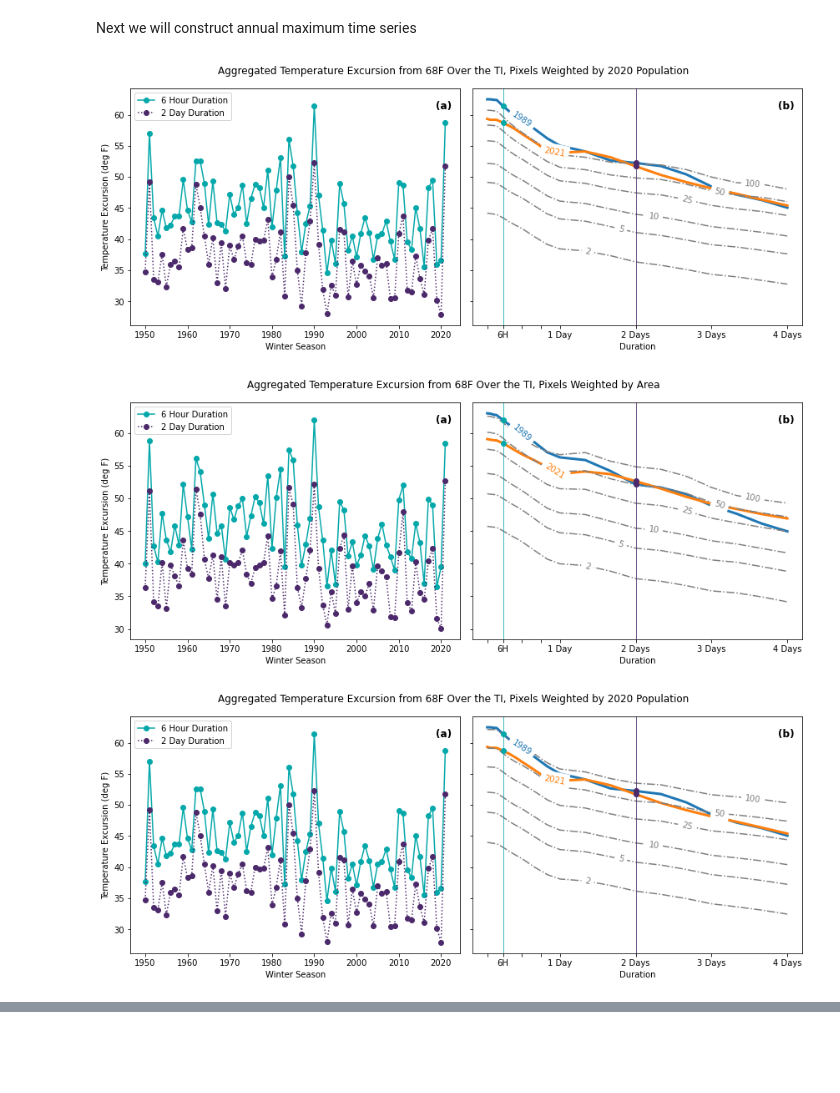
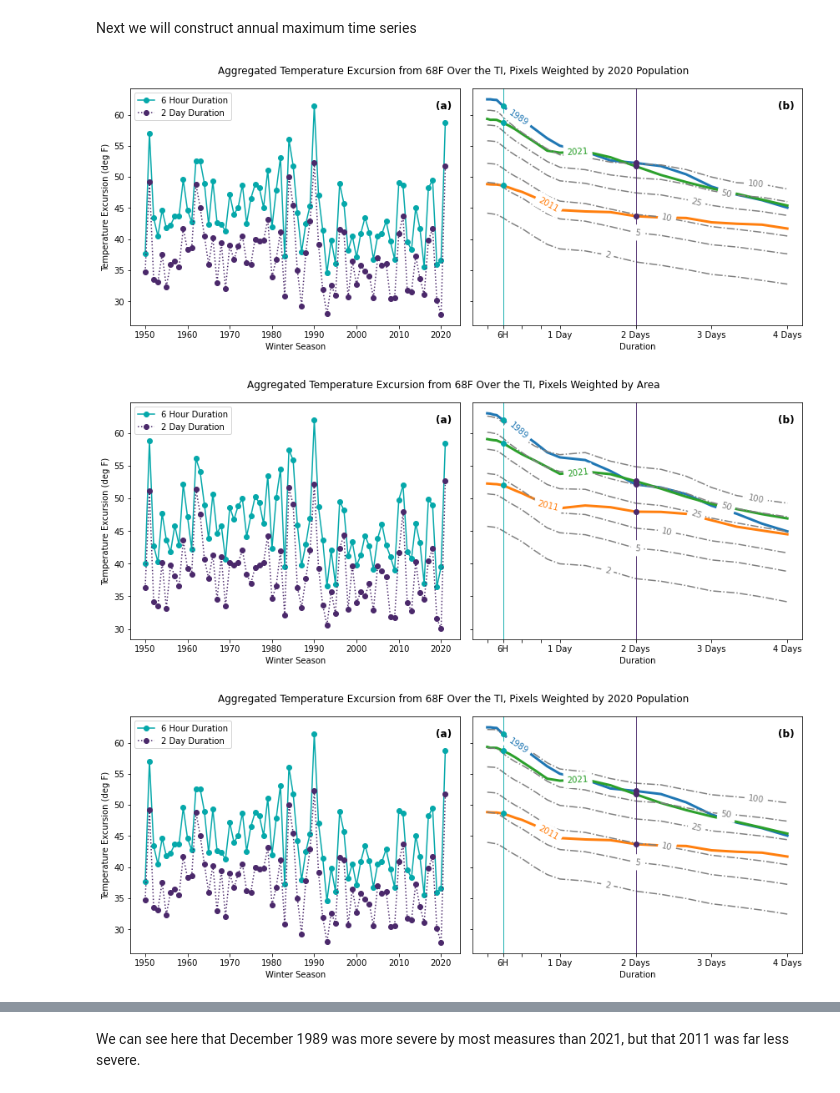
Before and after one commit to jdossgollin/2021-TXtreme, a Jupyter notebook: scripts/hdd_idf.ipynb, the cells around one changed output, grey strips where cells are left out. Cells and saved outputs as stored; diff of their text form; code cells hidden in the pictures; blank space fills up the shorter version.

Commit message:
Add 2011 to IDF curve

```diff
--- a/scripts/hdd_idf.ipynb
+++ b/scripts/hdd_idf.ipynb
@@ -132,6 +132,7 @@ for obs, title, return_level, fname in plot_info:
     obs.sel(year_eff=1990).plot(
         ax=ax, label="1989", linewidth=3
     )  # Dec 1989 is coded as 1990 here
+    obs.sel(year_eff=2011).plot(ax=ax, label="2011", linewidth=3)
     obs.sel(year_eff=2021).plot(ax=ax, label="2021", linewidth=3)
     for rp in RETURN_PERIODS:
         ax.plot(
@@ -150,37 +151,37 @@ for obs, title, return_level, fname in plot_info:
     labelLines(ax.get_lines(), zorder=2.5)
 
     # dots to correspand with panel (a)
-    for year_eff in [1990, 2021]:
-        for duration, color in zip([6, 48], ["#05A8AA", "#4B296B"]):
+    for duration, color in zip([6, 48], ["#05A8AA", "#4B296B"]):
+        for year_eff in [1990, 2011, 2021]:
             ax.plot(
                 duration,
                 float(obs.sel(duration=duration, year_eff=year_eff)),
                 color=color,
                 marker="o",
             )
             ax.axvline(duration, color=color, linewidth=0.5)
 
     ax.set_xlabel("Duration")
     ax.set_xticks([1, 6, 12, 18, 24, 48, 72, 96])
     ax.set_xticklabels(["", "6H", "", "", "1 Day", "2 Days", "3 Days", "4 Days"])
     ax.set_title("")
     ax.set_ylabel("")
 
     add_panel_text(
         axes,
         backgroundcolor="white",
         fontsize=12,
     )
     # Add  color bars
 
     fig.subplots_adjust(top=0.925)
     fig.suptitle(title)
 
     fig.canvas.draw()
     fig.tight_layout()
     smart_save(fname)
     plt.show()
 # %% [output]
-[figure, old version]
+[figure, new version]
-[figure, old version]
+[figure, new version]
-[figure, old version]
+[figure, new version]
@@ -187,0 +189,2 @@ for obs, title, return_level, fname in plot_info:
+# %% [markdown]
+We can see here that December 1989 was more severe by most measures than 2021, but that 2011 was far less severe.
```
Also changed, not shown: parts of 1 cell of this notebook.
